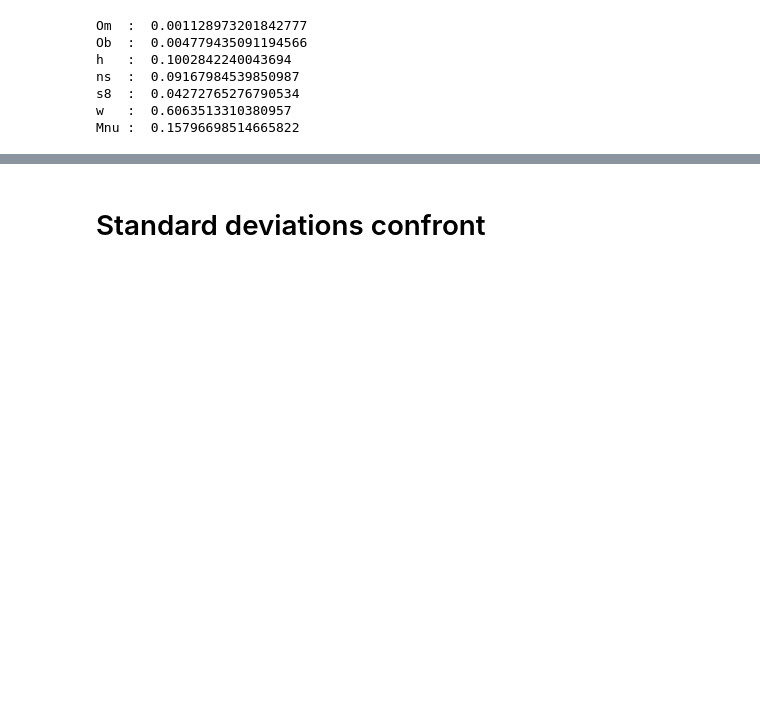
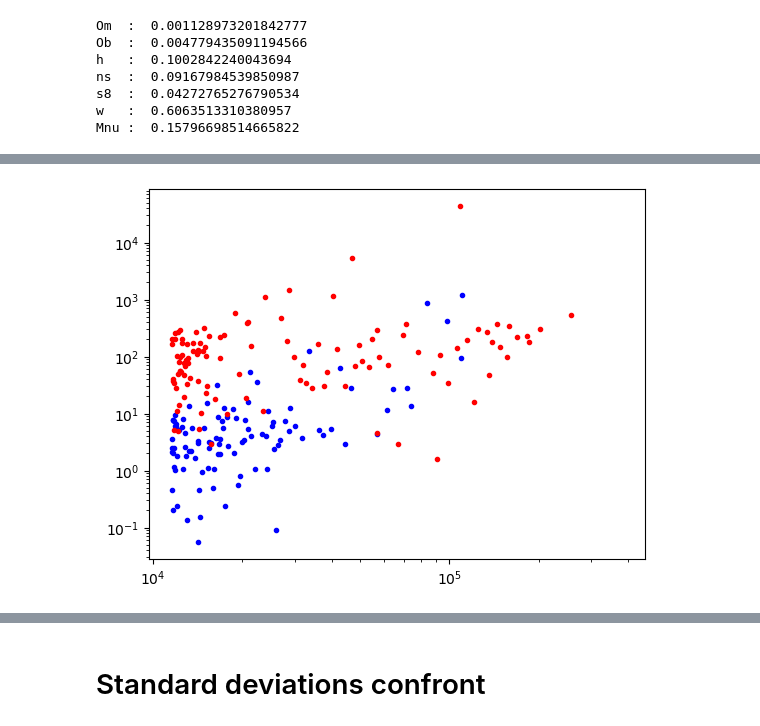
Before and after one commit to RiccGerva97/Tesi-Magistrale, a Jupyter notebook: Elaborations/a_firstcheck.ipynb, the cells around one changed output, grey strips where cells are left out. Saved outputs shown, nothing was run; the diff lists cells and outputs as text; code cells hidden in the pictures; blank space fills up the shorter version.

```diff
--- a/Elaborations/a_firstcheck.ipynb
+++ b/Elaborations/a_firstcheck.ipynb
@@ -862,0 +1069,8 @@ Mnu :  0.15796698514665822
+# %%
+plt.scatter(k_modules, fiducial_quad_N_avg, marker='.', color="b")
+plt.scatter(k_array_0_mod, fiducial_quad_0, marker='.', color="r")
+plt.xscale("log")
+plt.yscale("log")
+plt.show()
+# %% [output]
+[figure, added]
```
Also changed, not shown: parts of 42 cells of this notebook, 9 other files.
